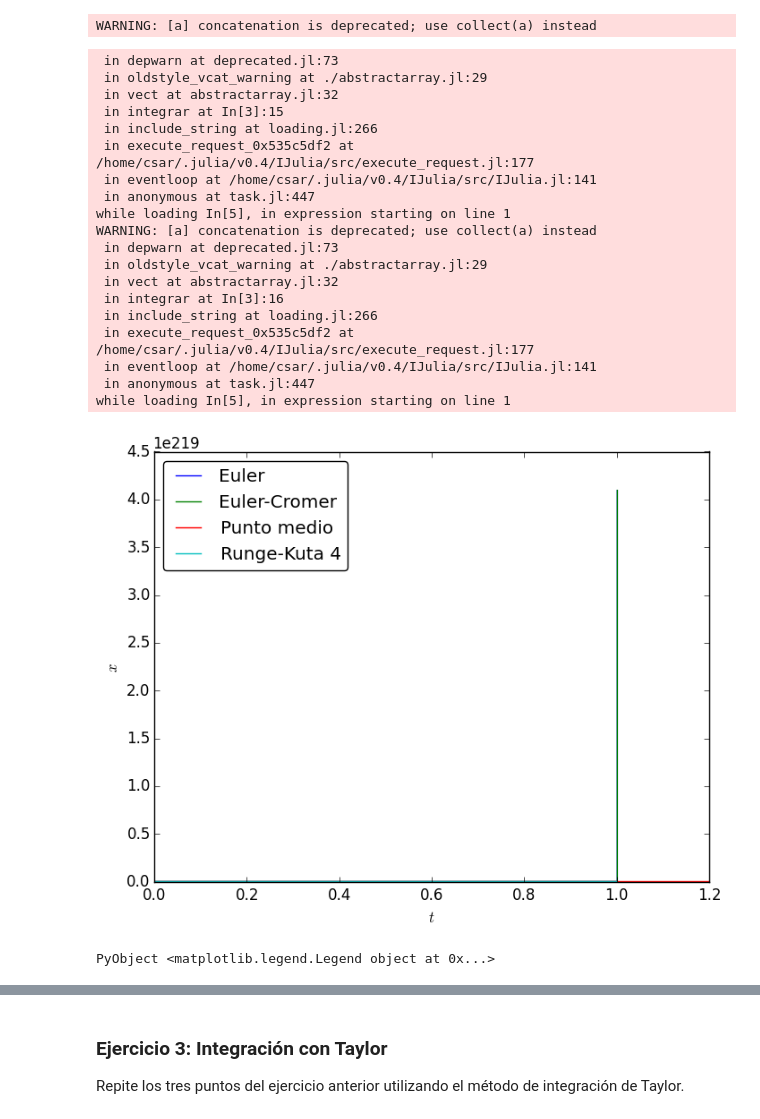
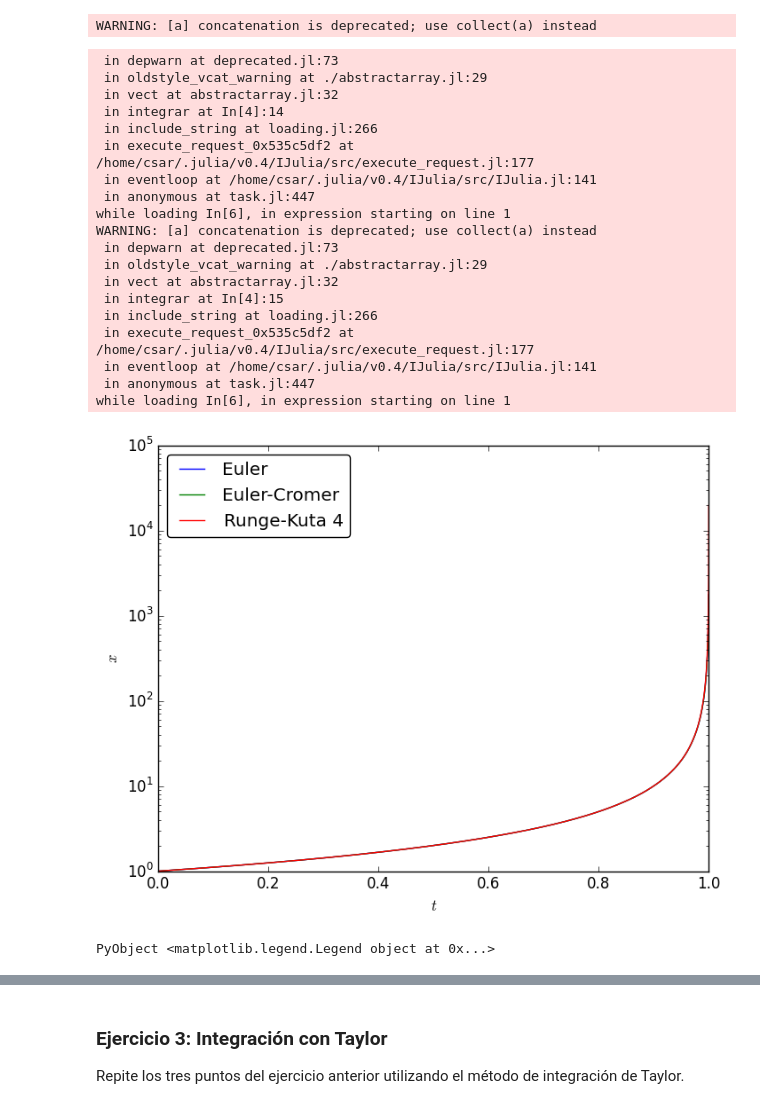
Before and after one commit to lbenet/2016-1_TemasSelectosFisComp, a Jupyter notebook: tareas/Ceboc/3-EjerciciosTaylor.ipynb, the cells around one changed output, grey strips where cells are left out. Cells and saved outputs as stored; diff of their text form; code cells hidden in the pictures.

```diff
--- a/tareas/Ceboc/3-EjerciciosTaylor.ipynb
+++ b/tareas/Ceboc/3-EjerciciosTaylor.ipynb
@@ -200,3 +200,21 @@ function rk4(ti,q0,v0,fq,fv,h)
 end
 # %% [output]
 rk4 (generic function with 1 method)
+# %%
+function selector(ops,ti,q0,v0,fq,fv,h)
+    if ops == 1
+
+        R =euler(ti,q0,v0,fq,fv,h)
+
+        elseif ops == 2
+
+        R = eulercromer(ti,q0,v0,fq,fv,h)
+
+        elseif ops == 3
+
+        R = rk4(ti,q0,v0,fq,fv,h)
+
+        else
+            print("SELECCIONE UNA OPCIÓN VÁLIDA")
+    end
+end
@@ -271,39 +254,38 @@ end
 # %% [output]
 f_v (generic function with 1 method)
 # %%
-A1=integrar(0.0,1.2,collect(1.0),collect(0.0),f_q,f_v,0.00007,1);
-A2=integrar(0.0,1.2,collect(1.0),collect(0.0),f_q,f_v,0.00007,2);
-A3=integrar(0.0,1.2,collect(1.0),collect(0.0),f_q,f_v,0.00007,3);
-A4=integrar(0.0,1.2,collect(1.0),collect(0.0),f_q,f_v,0.00007,4);
+A1=integrar(0.0,1-0.0001,collect(1.0),collect(0.0),f_q,f_v,0.00007,1);
+A2=integrar(0.0,1-0.0001,collect(1.0),collect(0.0),f_q,f_v,0.00007,2);
+A3=integrar(0.0,1-0.0001,collect(1.0),collect(0.0),f_q,f_v,0.00007,3);
 # %% [output]
 WARNING: [a] concatenation is deprecated; use collect(a) instead
 # %%
 plot(A1[:,1],A1[:,2],label=("Euler"));
 plot(A2[:,1],A2[:,2],label=("Euler-Cromer"));
-plot(A3[:,1],A3[:,2],label=("Punto medio"));
-plot(A4[:,1],A4[:,2],label=("Runge-Kuta 4"));
+plot(A3[:,1],A3[:,2],label=("Runge-Kuta 4"));
 xlabel(L"t")
 ylabel(L"x")
+yscale("log")
 legend(loc="upper left",fancybox="true")
 # %% [output]
  in depwarn at deprecated.jl:73
  in oldstyle_vcat_warning at ./abstractarray.jl:29
  in vect at abstractarray.jl:32
- in integrar at In[3]:15
+ in integrar at In[4]:14
  in include_string at loading.jl:266
  in execute_request_0x535c5df2 at /home/csar/.julia/v0.4/IJulia/src/execute_request.jl:177
  in eventloop at /home/csar/.julia/v0.4/IJulia/src/IJulia.jl:141
  in anonymous at task.jl:447
-while loading In[5], in expression starting on line 1
+while loading In[6], in expression starting on line 1
 WARNING: [a] concatenation is deprecated; use collect(a) instead
  in depwarn at deprecated.jl:73
  in oldstyle_vcat_warning at ./abstractarray.jl:29
  in vect at abstractarray.jl:32
- in integrar at In[3]:16
+ in integrar at In[4]:15
  in include_string at loading.jl:266
  in execute_request_0x535c5df2 at /home/csar/.julia/v0.4/IJulia/src/execute_request.jl:177
  in eventloop at /home/csar/.julia/v0.4/IJulia/src/IJulia.jl:141
  in anonymous at task.jl:447
-while loading In[5], in expression starting on line 1
+while loading In[6], in expression starting on line 1
-[figure, old version]
+[figure, new version]
 PyObject <matplotlib.legend.Legend object at 0x...>
```
Also changed, not shown: parts of 19 cells of this notebook.
